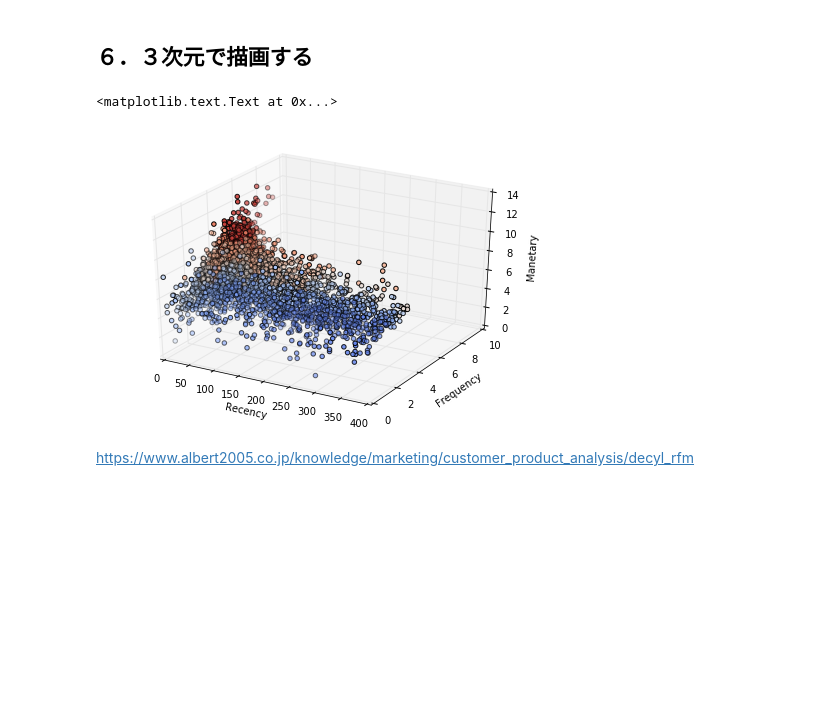
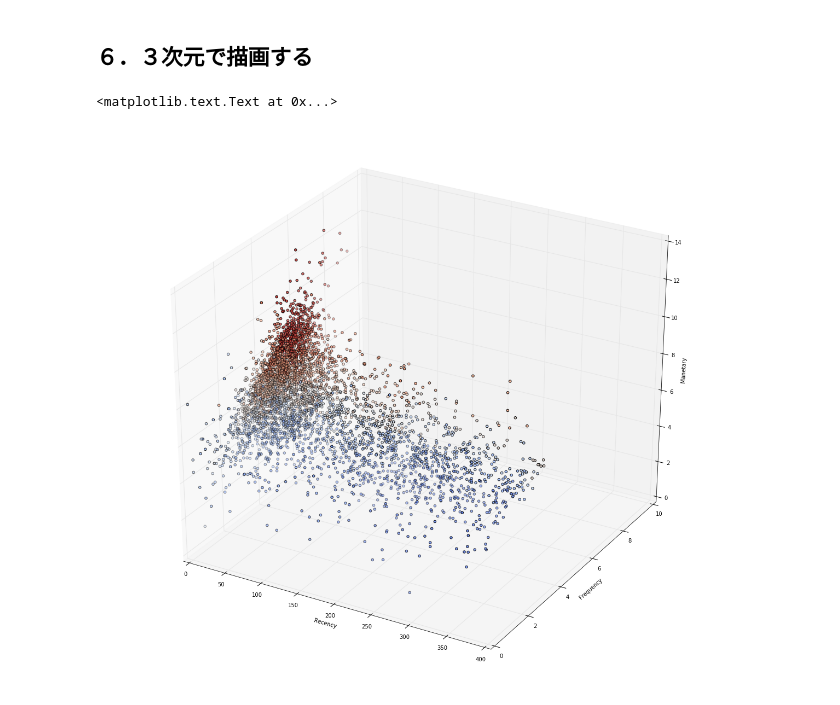
Before and after one commit to selectfromwhere/Data_Analysis_Methods, a Jupyter notebook: RFM_Analysis/RFM_Analisys_Discovery.ipynb, the cells around one changed output. Drawn from its saved outputs; the diff is of its cells as text; code cells hidden in the pictures; blank space fills up the shorter version.

```diff
--- a/RFM_Analysis/RFM_Analisys_Discovery.ipynb
+++ b/RFM_Analysis/RFM_Analisys_Discovery.ipynb
@@ -746,26 +771,24 @@ plt.grid(True)
 # %% [markdown]
 ## ６．３次元で描画する
 # %%
-fig = plt.figure()
+fig = plt.figure(figsize=(16, 14))
 ax = Axes3D(fig)
 
 color = sns.color_palette("coolwarm", 14)
 
 for i in range(14):
     plt_df = RFM_df_p_r[RFM_df_p_r['Total_Rank'] == i+2]
     xs = plt_df['InvoiceDate']
     ys = plt_df['Times']
     zs = plt_df['Price']
     ax.scatter(xs, ys, zs, c=color[i])
 
 ax.set_xlim(0, 400)
 ax.set_ylim(0, 10)
 ax.set_zlim(0, 14)
 ax.set_xlabel("Recency")
 ax.set_ylabel("Frequency")
 ax.set_zlabel("Manetary")
 # %% [output]
 <matplotlib.text.Text at 0x...>
-[figure, old version]
+[figure, new version]
-# %% [markdown]
-https://www.albert2005.co.jp/knowledge/marketing/customer_product_analysis/decyl_rfm
```
Also changed, not shown: parts of 15 cells of this notebook.
